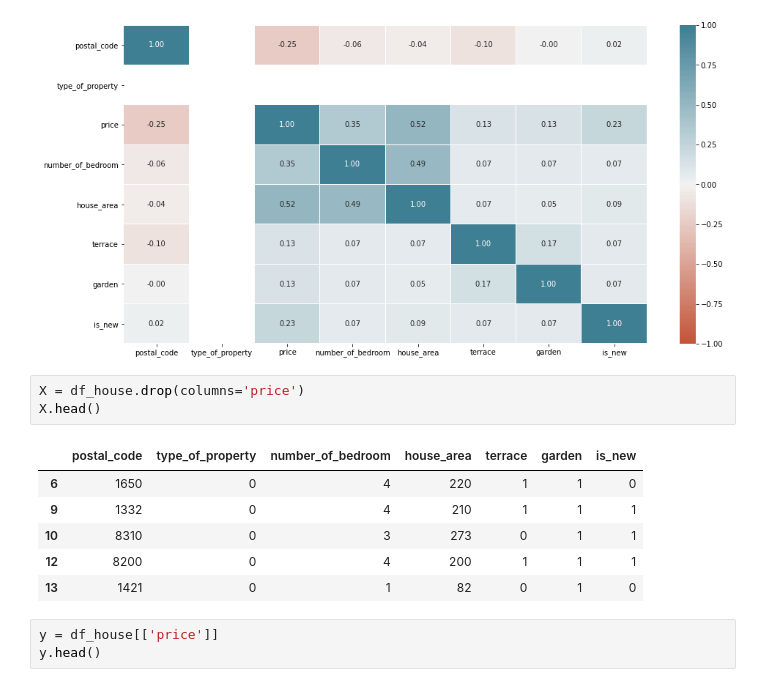
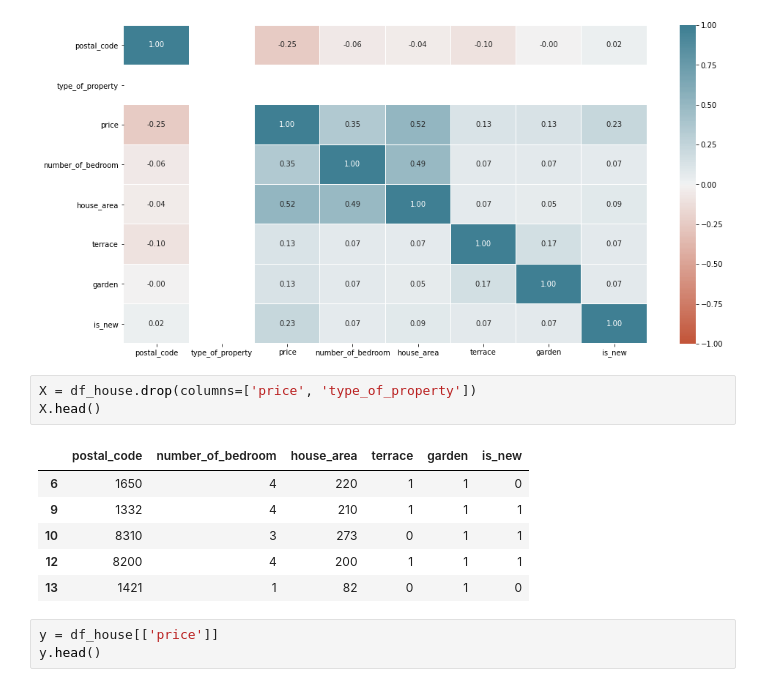
Before and after one commit to leersmathieu/ImmoEliza-API, a Jupyter notebook: model52house.ipynb, the cells around one changed output. Cells and saved outputs as stored; diff of their text form.

```diff
--- a/model52.ipynb
+++ b/model52house.ipynb
@@ -57,15 +76,15 @@ plt.show()
 # %% [output]
 [figure]
 # %%
-X = df_house.drop(columns='price')
+X = df_house.drop(columns=['price', 'type_of_property'])
 X.head()
 # %% [output]
-|  | postal_code | type_of_property | number_of_bedroom | house_area | terrace | garden | is_new |
-| 6 | 1650 | 0 | 4 | 220 | 1 | 1 | 0 |
-| 9 | 1332 | 0 | 4 | 210 | 1 | 1 | 1 |
-| 10 | 8310 | 0 | 3 | 273 | 0 | 1 | 1 |
-| 12 | 8200 | 0 | 4 | 200 | 1 | 1 | 1 |
-| 13 | 1421 | 0 | 1 | 82 | 0 | 1 | 0 |
+|  | postal_code | number_of_bedroom | house_area | terrace | garden | is_new |
+| 6 | 1650 | 4 | 220 | 1 | 1 | 0 |
+| 9 | 1332 | 4 | 210 | 1 | 1 | 1 |
+| 10 | 8310 | 3 | 273 | 0 | 1 | 1 |
+| 12 | 8200 | 4 | 200 | 1 | 1 | 1 |
+| 13 | 1421 | 1 | 82 | 0 | 1 | 0 |
 # %%
 y = df_house[['price']]
 y.head()
```
Also changed, not shown: parts of 25 cells of this notebook, 8 other files.
